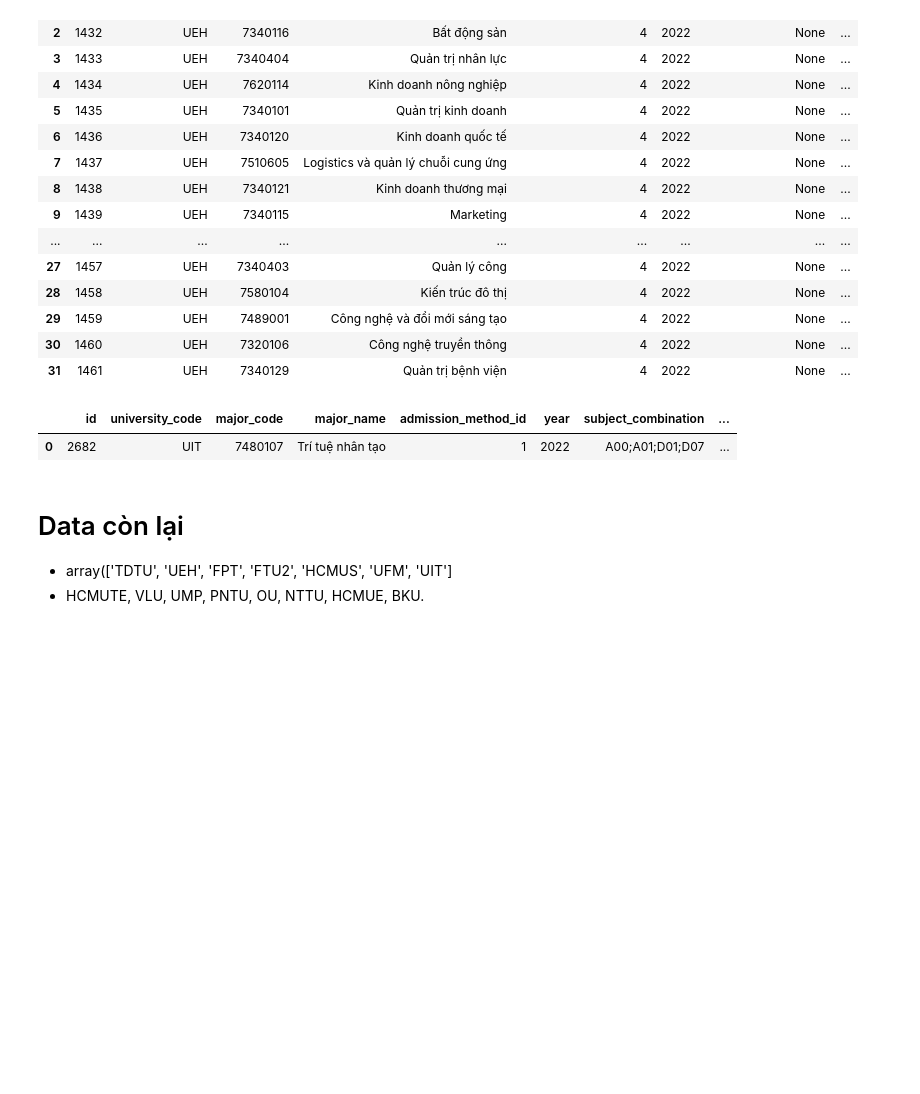
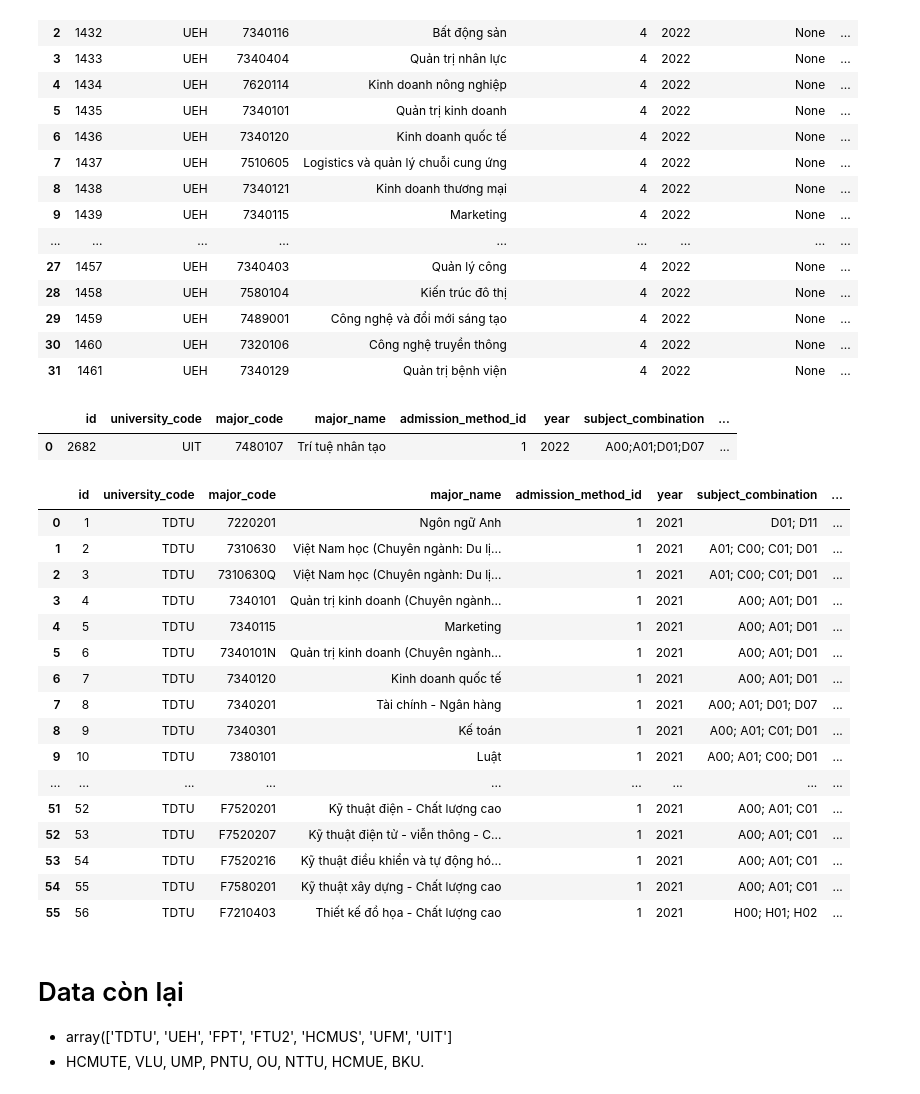
Before and after one commit to HoangVuSnape/UNI_HCM_AI, a Jupyter notebook: notebooks/DataSQL/createSQL.ipynb, the cells around one changed output. Cells and saved outputs as stored; diff of their text form; code cells hidden in the pictures; blank space fills up the shorter version.

```diff
--- a/notebooks/DataSQL/createSQL.ipynb
+++ b/notebooks/DataSQL/createSQL.ipynb
@@ -462,6 +462,35 @@ df
 # %% [output]
 |  | id | university_code | major_code | major_name | admission_method_id | year | subject_combination | ... |
 | 0 | 2682 | UIT | 7480107 | Trí tuệ nhân tạo | 1 | 2022 | A00;A01;D01;D07 | ... |
+# %%
+query = f"SELECT * FROM admission_scores WHERE admission_method_id = 1 \
+     AND year = 2021 \
+     AND university_code = 'TDTU';"
+
+# Connect to the database and execute the query
+with sqlite3.connect("university_admissions.db") as conn:
+    df = pd.read_sql_query(query, conn)
+
+# Display the filtered result
+df
+# %% [output]
+|  | id | university_code | major_code | major_name | admission_method_id | year | subject_combination | ... |
+| 0 | 1 | TDTU | 7220201 | Ngôn ngữ Anh | 1 | 2021 | D01; D11 | ... |
+| 1 | 2 | TDTU | 7310630 | Việt Nam học (Chuyên ngành: Du lị... | 1 | 2021 | A01; C00; C01; D01 | ... |
+| 2 | 3 | TDTU | 7310630Q | Việt Nam học (Chuyên ngành: Du lị... | 1 | 2021 | A01; C00; C01; D01 | ... |
+| 3 | 4 | TDTU | 7340101 | Quản trị kinh doanh (Chuyên ngành... | 1 | 2021 | A00; A01; D01 | ... |
+| 4 | 5 | TDTU | 7340115 | Marketing | 1 | 2021 | A00; A01; D01 | ... |
+| 5 | 6 | TDTU | 7340101N | Quản trị kinh doanh (Chuyên ngành... | 1 | 2021 | A00; A01; D01 | ... |
+| 6 | 7 | TDTU | 7340120 | Kinh doanh quốc tế | 1 | 2021 | A00; A01; D01 | ... |
+| 7 | 8 | TDTU | 7340201 | Tài chính - Ngân hàng | 1 | 2021 | A00; A01; D01; D07 | ... |
+| 8 | 9 | TDTU | 7340301 | Kế toán | 1 | 2021 | A00; A01; C01; D01 | ... |
+| 9 | 10 | TDTU | 7380101 | Luật | 1 | 2021 | A00; A01; C00; D01 | ... |
+| ... | ... | ... | ... | ... | ... | ... | ... | ... |
+| 51 | 52 | TDTU | F7520201 | Kỹ thuật điện - Chất lượng cao | 1 | 2021 | A00; A01; C01 | ... |
+| 52 | 53 | TDTU | F7520207 | Kỹ thuật điện tử - viễn thông - C... | 1 | 2021 | A00; A01; C01 | ... |
+| 53 | 54 | TDTU | F7520216 | Kỹ thuật điều khiển và tự động hó... | 1 | 2021 | A00; A01; C01 | ... |
+| 54 | 55 | TDTU | F7580201 | Kỹ thuật xây dựng - Chất lượng cao | 1 | 2021 | A00; A01; C01 | ... |
+| 55 | 56 | TDTU | F7210403 | Thiết kế đồ họa - Chất lượng cao | 1 | 2021 | H00; H01; H02 | ... |
 # %% [markdown]
 # Data còn lại
 - array(['TDTU', 'UEH', 'FPT', 'FTU2', 'HCMUS', 'UFM', 'UIT']
```
